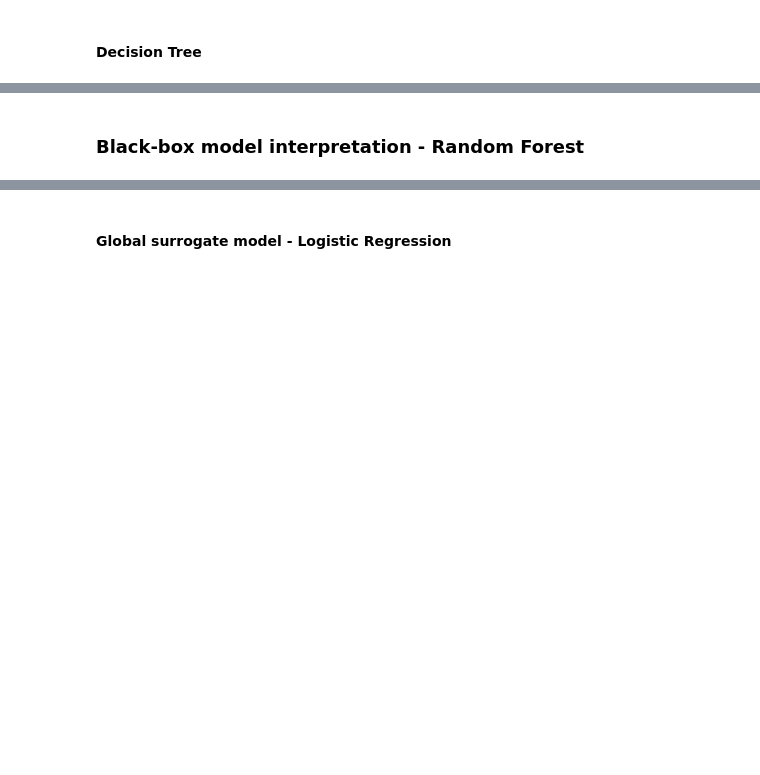
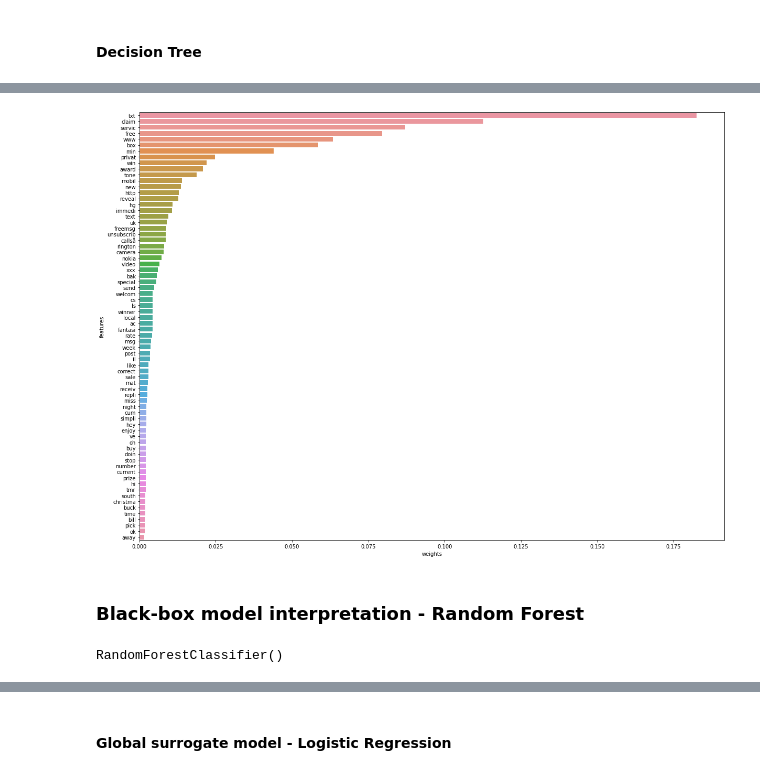
Before and after one commit to Enkhai/addressing-advanced-ML-topics, a Jupyter notebook: Explainable Machine Learning Framework/explainable-machine-learning.ipynb, the cells around one changed output, grey strips where cells are left out. Cells and saved outputs as stored; diff of their text form; code cells hidden in the pictures; blank space fills up the shorter version.

Commit message:
Completed explainable machine learning framework notebook. Multi-label work remaining and needed comments to be added next.

```diff
--- a/Explainable Machine Learning Framework/explainable-machine-learning.ipynb
+++ b/Explainable Machine Learning Framework/explainable-machine-learning.ipynb
@@ -78,6 +78,6 @@ bow_corpus = [dictionary.doc2bow(doc) for doc in movie_overviews]
 # %%
 tfidf_corpus = TfidfModel(bow_corpus)[bow_corpus]
-tfidf_corpus = corpus2dense(tfidf_corpus, num_terms=100000, num_docs=len(tfidf_corpus)).T
+tfidf_corpus = corpus2dense(tfidf_corpus, num_terms=len(dictionary.token2id), num_docs=len(tfidf_corpus)).T
 # %% [markdown]
 ## Explainable Machine Learning algorithms
 # %% [markdown]
@@ -85,2 +91,11 @@ tfidf_corpus = corpus2dense(tfidf_corpus, num_terms=100000, num_docs=len(tfidf_c
+# %%
+x = tfidf_corpus
+y = df_sms['label']
+feature_names = dictionary.token2id.keys()
+target_names = ['ham', 'spam']
+x_train, x_test, y_train, y_test = train_test_split(x, y)
 # %% [markdown]
 #### Logistic Regression
+# %%
+log_reg = LogisticRegression(max_iter=1000, C=100)
+log_reg.fit(x_train, y_train)
@@ -88,0 +140,3 @@ tfidf_corpus = corpus2dense(tfidf_corpus, num_terms=100000, num_docs=len(tfidf_c
+# %%
+tree_clf = DecisionTreeClassifier(max_depth=30)
+tree_clf.fit(x_train, y_train)
@@ -89,2 +170,11 @@ tfidf_corpus = corpus2dense(tfidf_corpus, num_terms=100000, num_docs=len(tfidf_c
+# %%
+weights = tree_clf.feature_importances_
+model_weights = pd.DataFrame({'features':feature_names, 'weights':weights})
+model_weights = model_weights.sort_values('weights', ascending=False)
+model_weights = model_weights[model_weights.weights > 0]
+plt.figure(figsize=(20,15), facecolor='w', edgecolor='k')
+sns.barplot(x='weights', y='features', data=model_weights);
+# %% [output]
+[figure, added]
 # %% [markdown]
 ### Black-box model interpretation - Random Forest
@@ -90,0 +183,5 @@ tfidf_corpus = corpus2dense(tfidf_corpus, num_terms=100000, num_docs=len(tfidf_c
+# %%
+rf_clf = RandomForestClassifier()
+rf_clf.fit(x_train, y_train)
+# %% [output]
+RandomForestClassifier()
```
Also changed, not shown: parts of 30 cells of this notebook, 2 other files.
